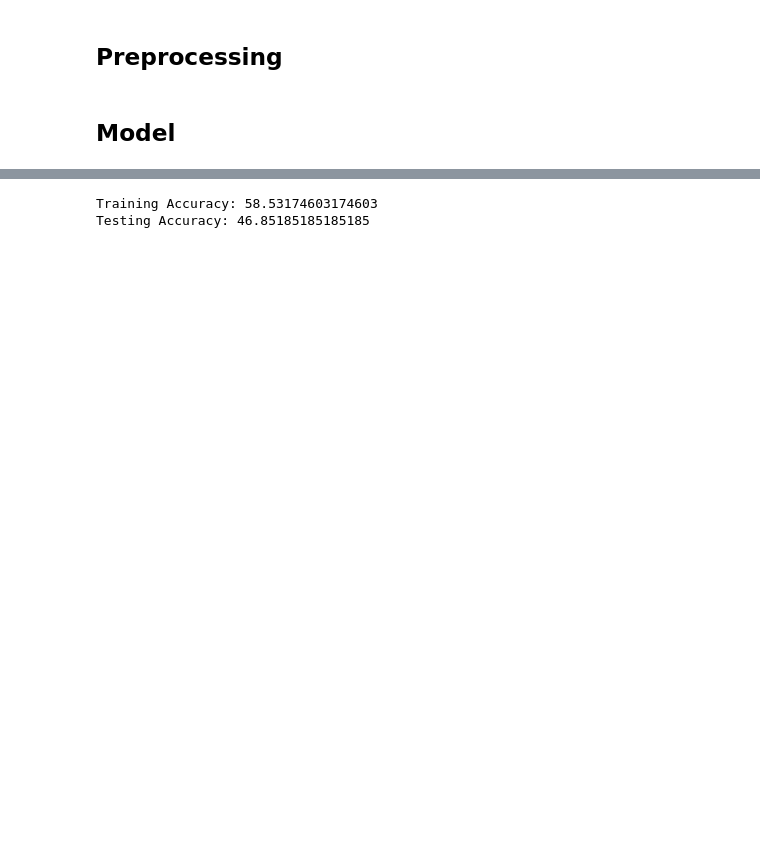
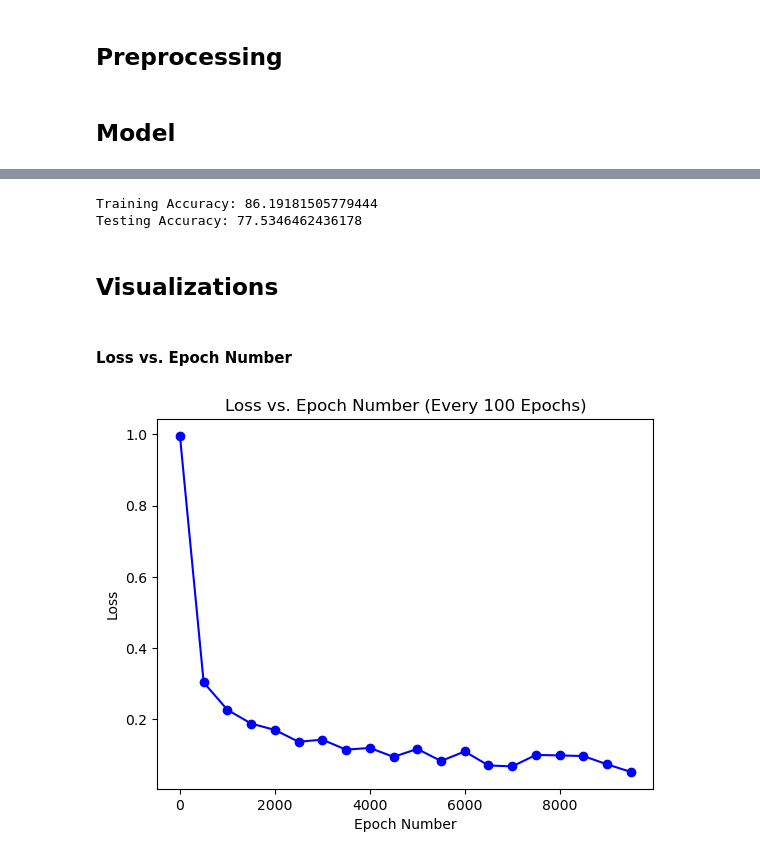
Before and after one commit to sidarth-raman/Real-Estate-Predictor, a Jupyter notebook: code/notebook.ipynb, the cells around one changed output, grey strips where cells are left out. Cells and saved outputs as stored; diff of their text form; code cells hidden in the pictures; blank space fills up the shorter version.

Commit message:
updated model

```diff
--- a/code/notebook.ipynb
+++ b/code/notebook.ipynb
@@ -82,7 +85,7 @@ class LinearRegression(tf.keras.Model):
         self.dense1 = tf.keras.layers.Dense(units=128, activation='relu')
         self.dense2 = tf.keras.layers.Dense(units=64, activation='relu')
         self.dense3 = tf.keras.layers.Dense(units=32, activation='relu')
-        self.dense4 = tf.keras.layers.Dense(units=1, kernel_regularizer=tf.keras.regularizers.l2(0.01))
+        self.dense4 = tf.keras.layers.Dense(units=1, kernel_regularizer=tf.keras.regularizers.l2(0.01), bias_regularizer=tf.keras.regularizers.L2(0.01))
 
     def call(self, inputs):
         x = self.dense1(inputs)
@@ -96,32 +99,44 @@ model = LinearRegression()
 
 # Loss function and Optimizer
 loss_fn = tf.keras.losses.MeanSquaredError()
-optimizer = tf.keras.optimizers.SGD(learning_rate=0.01)
+optimizer = tf.keras.optimizers.SGD(learning_rate=0.02)
 # %%
+# Convert data to numpy arrays
+X = np.asarray(X)
+Y = np.asarray(Y)
+
+# Shuffle the data and labels tensors using the same permutation
+
+# perm = np.random.permutation(len(X))
+# X = X[perm]
+# Y = Y[perm]
+
 # Convert data to tensors
 X = tf.convert_to_tensor(X, dtype=tf.float32)
-y = tf.convert_to_tensor(Y, dtype=tf.float32)
+Y = tf.convert_to_tensor(Y, dtype=tf.float32)
+
 
 # Percent of Data used for training
 train_split = 0.7
 
 # Split data into train and test
-x_train = x[:int(train_split * len(X))]
-y_train = y[:int(train_split * len(X))]
-x_test = x[int(train_split * len(X) + 1):(len(X))]
-y_test = y[int(train_split * len(X) + 1):(len(X))]
+X_train = X[:int(train_split * len(X))]
+Y_train = Y[:int(train_split * len(X))]
+X_test = X[int(train_split * len(X) + 1):(len(X))]
+Y_test = Y[int(train_split * len(X) + 1):(len(X))]
 # %%
 num_epochs = 10000
+loss_visualization = []
 for epoch in range(num_epochs):
     # Forward pass
     with tf.GradientTape() as tape:
-        y_pred = model(x_train)
-        loss = loss_fn(y_train, y_pred)
+        y_pred = model(X_train)
+        loss = loss_fn(Y_train, y_pred)
 
     # Backward and optimize
     grads = tape.gradient(loss, model.trainable_variables)
     optimizer.apply_gradients(zip(grads, model.trainable_variables))
-
+    loss_visualization.append(loss.numpy())
     # Print progress
     if (epoch+1) % 100 == 0:
         print(f"Epoch [{epoch+1}/{num_epochs}], Loss: {loss.numpy():.4f}")
@@ -172,13 +187,29 @@ def accuracy(y_pred, y_true, sigma, mu, threshold=0.1):
 
     return acc_pct
 # %%
-pred = model(x_train)
-loss = loss_fn(y_train, pred)
-print("Training Accuracy:", accuracy(pred, y_train, sigma, mu))
+pred = model(X_train)
+loss = loss_fn(Y_train, pred)
+print("Training Accuracy:", accuracy(pred, Y_train, sigma_Y, mu_Y))
 
-pred = model(x_test)
-loss = loss_fn(y_test, pred)
-print("Testing Accuracy:", accuracy(pred, y_test, sigma, mu))
+pred = model(X_test)
+loss = loss_fn(Y_test, pred)
+print("Testing Accuracy:", accuracy(pred, Y_test, sigma_Y, mu_Y))
 # %% [output]
-Training Accuracy: 58.53174603174603
-Testing Accuracy: 46.85185185185185
+Training Accuracy: 86.19181505779444
+Testing Accuracy: 77.5346462436178
+# %% [markdown]
+## Visualizations
+# %% [markdown]
+#### Loss vs. Epoch Number
+# %%
+plt.figure()
+
+plt.title('Loss vs. Epoch Number (Every 100 Epochs)')
+plt.xlabel('Epoch Number')
+plt.ylabel('Loss')
+
+plt.plot(range(1, len(loss_visualization)+1, 500), loss_visualization[::500], 'bo-')
+
+plt.show()
+# %% [output]
+[figure, added]
```
Also changed, not shown: parts of 13 cells of this notebook, 2 other files.
